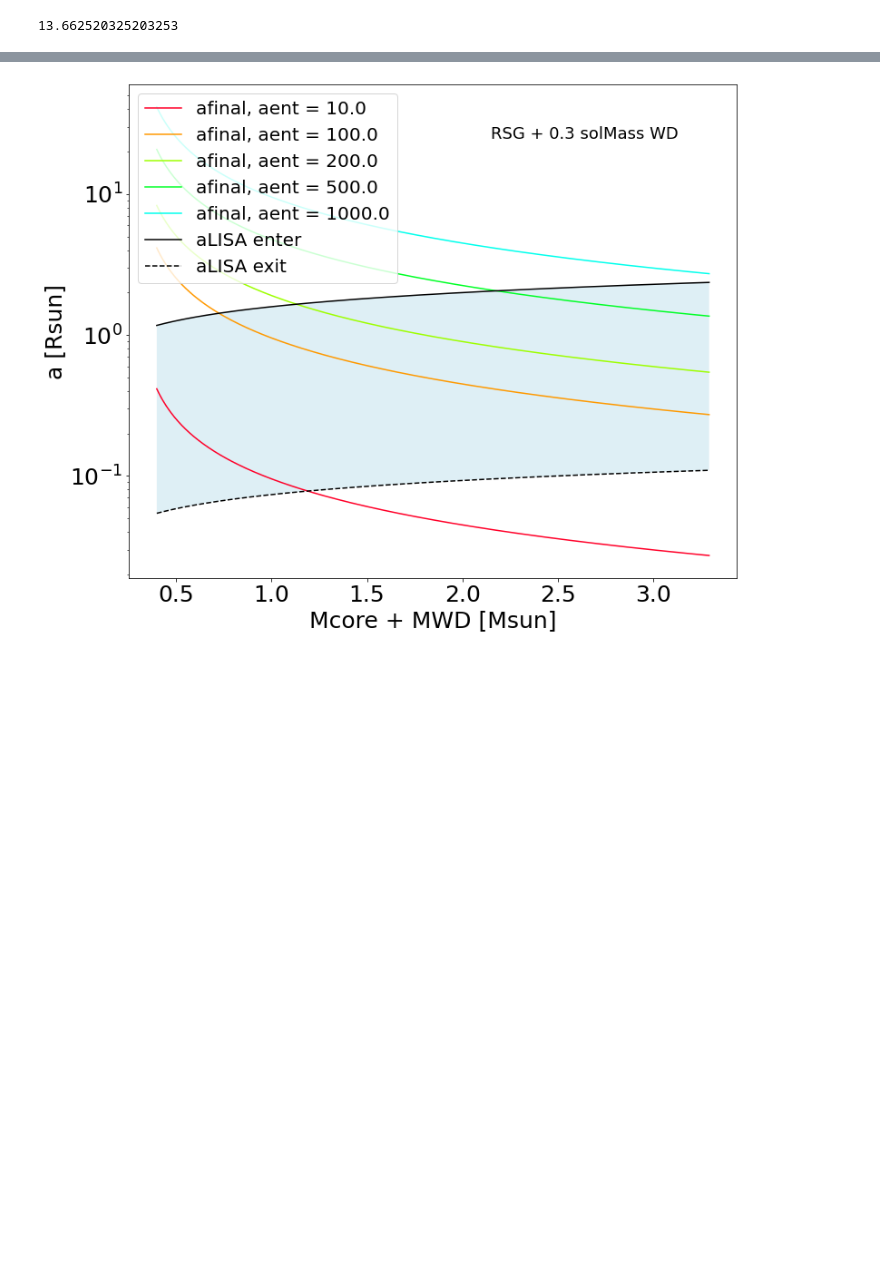
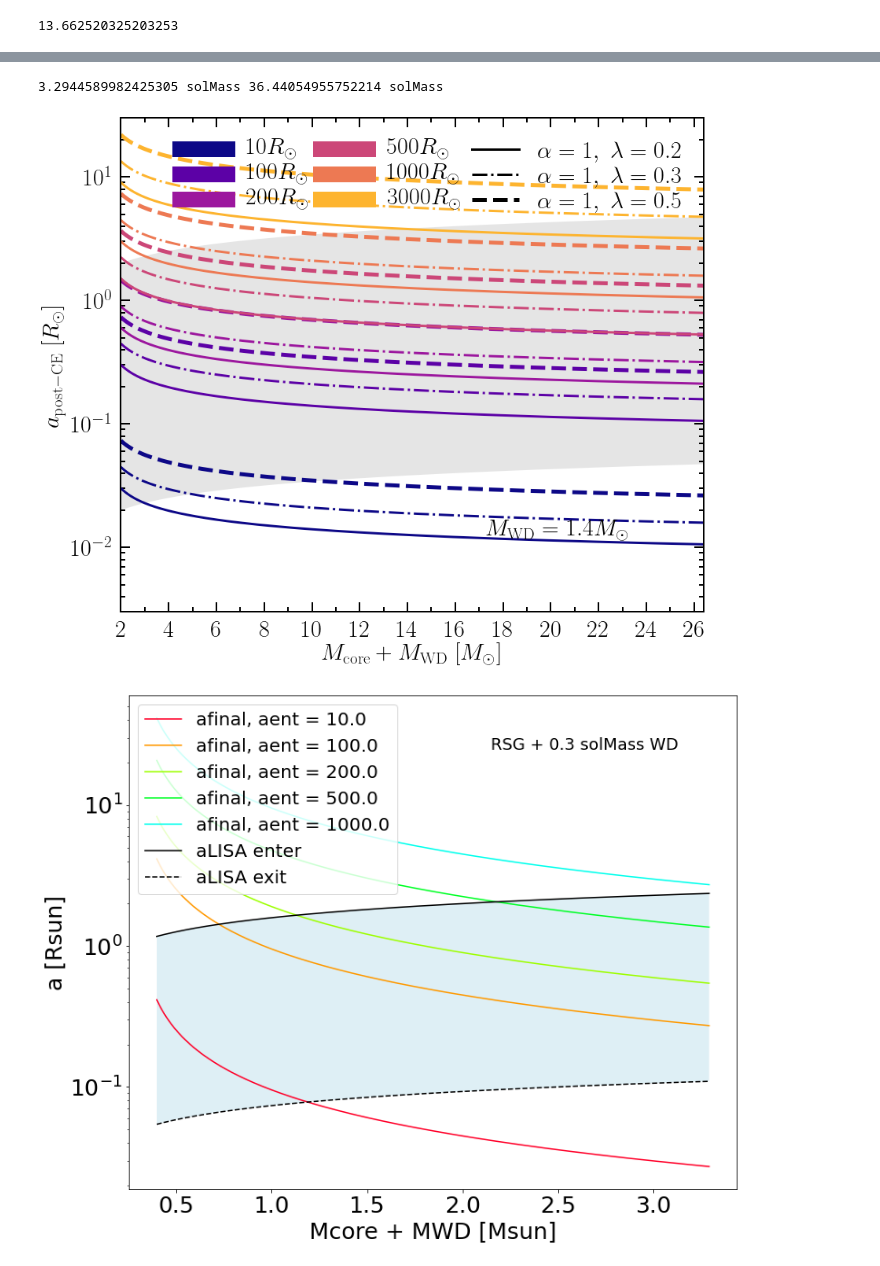
Before and after one commit to tcallister/LISA-and-CE-Evolution, a Jupyter notebook: CEinLISA.ipynb, the cells around one changed output, grey strips where cells are left out. Cells and saved outputs as stored; diff of their text form; code cells hidden in the pictures; blank space fills up the shorter version.

```diff
--- a/CEinLISA.ipynb
+++ b/CEinLISA.ipynb
@@ -260,3 +246,9 @@ print(Rrl(a = 1*u.Rsun, m1 = 0.5 *u.Msun, m2= 0.5 *u.Msun))
+# %%
+# plot_afinal_Mgw(companion_mass = 0.5)
+plot_afinal_Mgw(companion_mass = 1.4)
+# %% [output]
+3.2944589982425305 solMass 36.44054955752214 solMass
+[figure, added]
 # %%
 plot_afinal_Mgw(companion_mass = 0.3)
 
```
Also changed, not shown: parts of 4 cells of this notebook, 1 other file.
